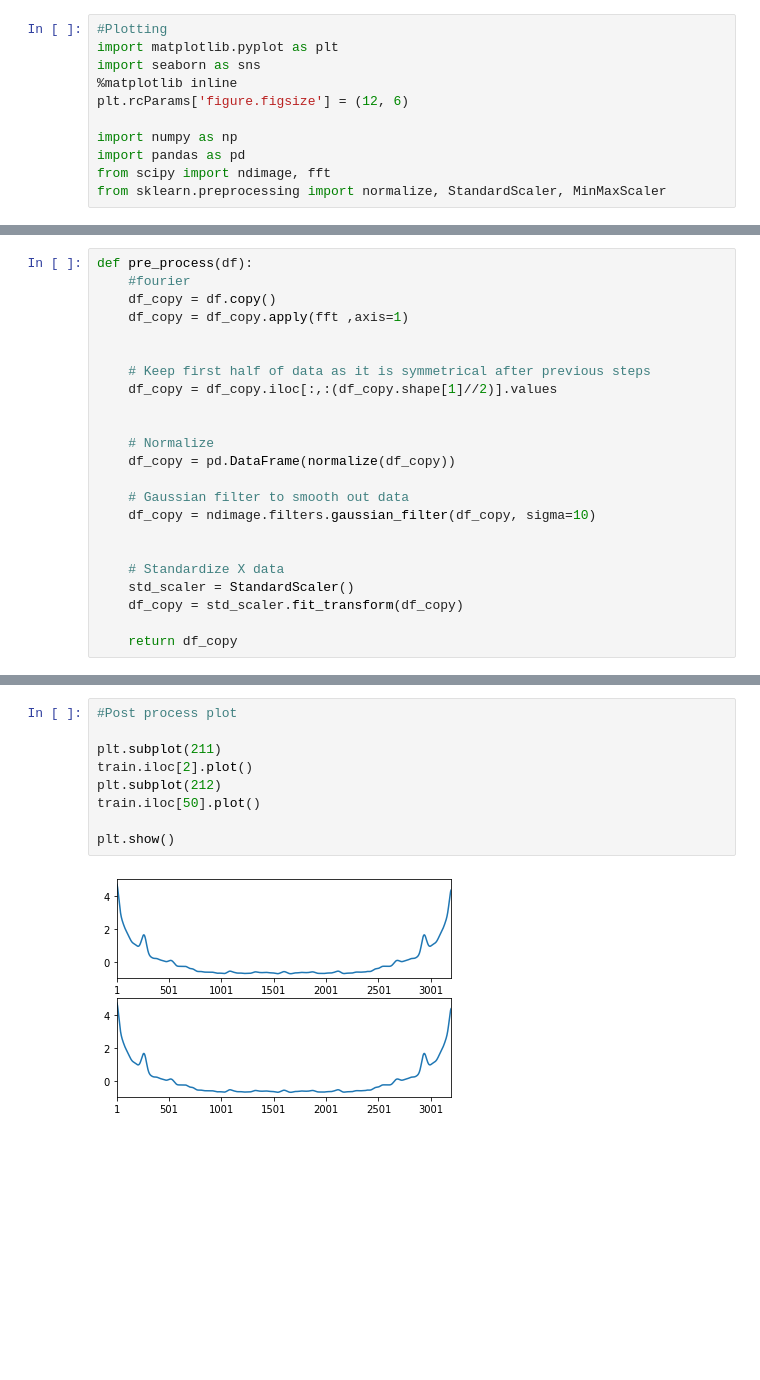
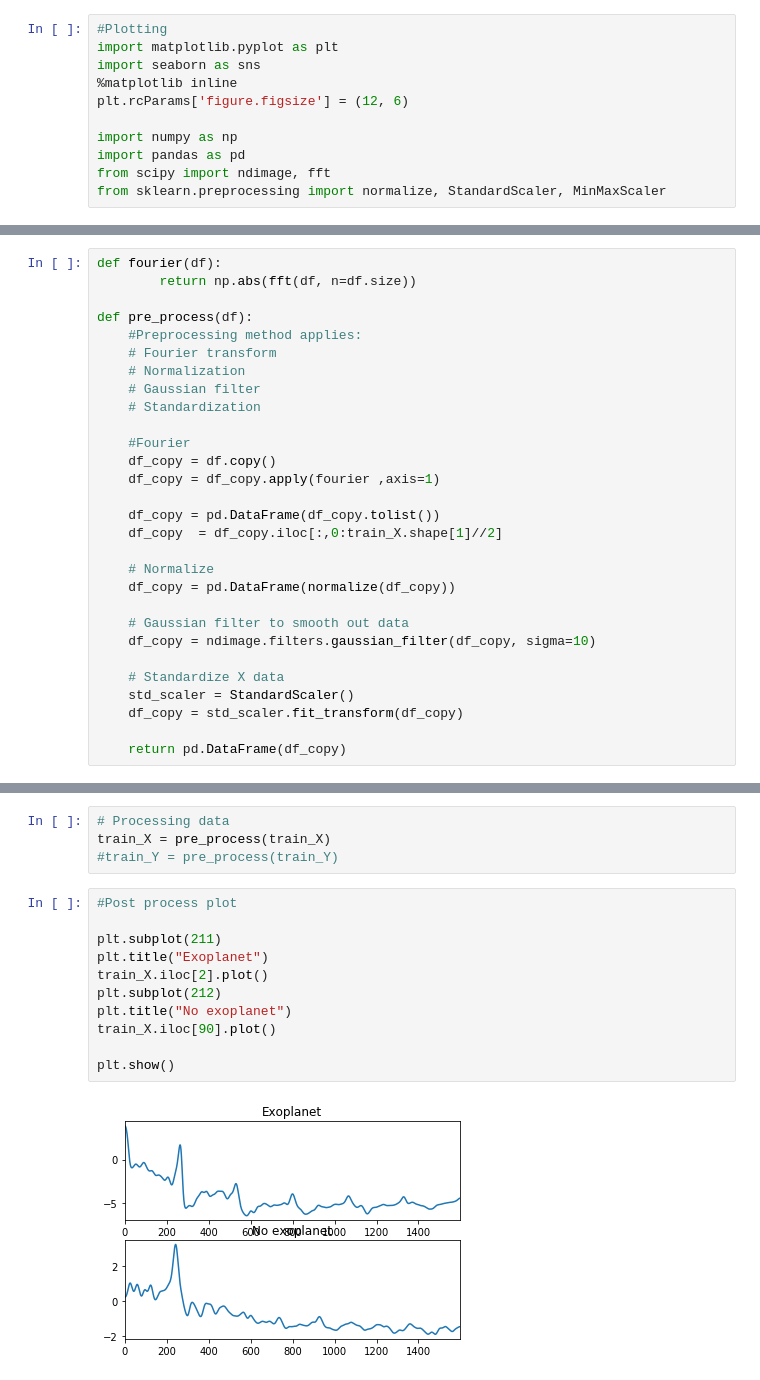
Before and after one commit to markoraidlo/LTAT.02.002-Kepler-project, a Jupyter notebook: src/Feature engineering notebook.ipynb, the cells around one changed output, grey strips where cells are left out. Saved outputs shown, nothing was run; the diff lists cells and outputs as text; blank space fills up the shorter version.

Commit message:
Finally some good Fourier
Finished the pre processing notebook.

```diff
--- a/src/Feature engineering notebook.ipynb
+++ b/src/Feature engineering notebook.ipynb
@@ -38,13 +49,20 @@ def process(df):
 # %%
+def fourier(df):
+        return np.abs(fft(df, n=df.size))
+
 def pre_process(df):
-    #fourier
+    #Preprocessing method applies:
+    # Fourier transform
+    # Normalization
+    # Gaussian filter
+    # Standardization
+
+    #Fourier
     df_copy = df.copy()
-    df_copy = df_copy.apply(fft ,axis=1)
+    df_copy = df_copy.apply(fourier ,axis=1)
 
-
-    # Keep first half of data as it is symmetrical after previous steps
-    df_copy = df_copy.iloc[:,:(df_copy.shape[1]//2)].values
-
+    df_copy = pd.DataFrame(df_copy.tolist())
+    df_copy  = df_copy.iloc[:,0:train_X.shape[1]//2]
 
     # Normalize
     df_copy = pd.DataFrame(normalize(df_copy))
@@ -52,9 +70,8 @@ def pre_process(df):
     # Gaussian filter to smooth out data
     df_copy = ndimage.filters.gaussian_filter(df_copy, sigma=10)
 
-
     # Standardize X data
     std_scaler = StandardScaler()
     df_copy = std_scaler.fit_transform(df_copy)
 
-    return df_copy
+    return pd.DataFrame(df_copy)
@@ -108,11 +91,17 @@ train.head()
+# %%
+# Processing data
+train_X = pre_process(train_X)
+#train_Y = pre_process(train_Y)
 # %%
 #Post process plot
 
 plt.subplot(211)
-train.iloc[2].plot()
+plt.title("Exoplanet")
+train_X.iloc[2].plot()
 plt.subplot(212)
-train.iloc[50].plot()
+plt.title("No exoplanet")
+train_X.iloc[90].plot()
 
 plt.show()
 # %% [output]
-[figure, old version]
+[figure, new version]
```
Also changed, not shown: parts of 10 cells of this notebook.
